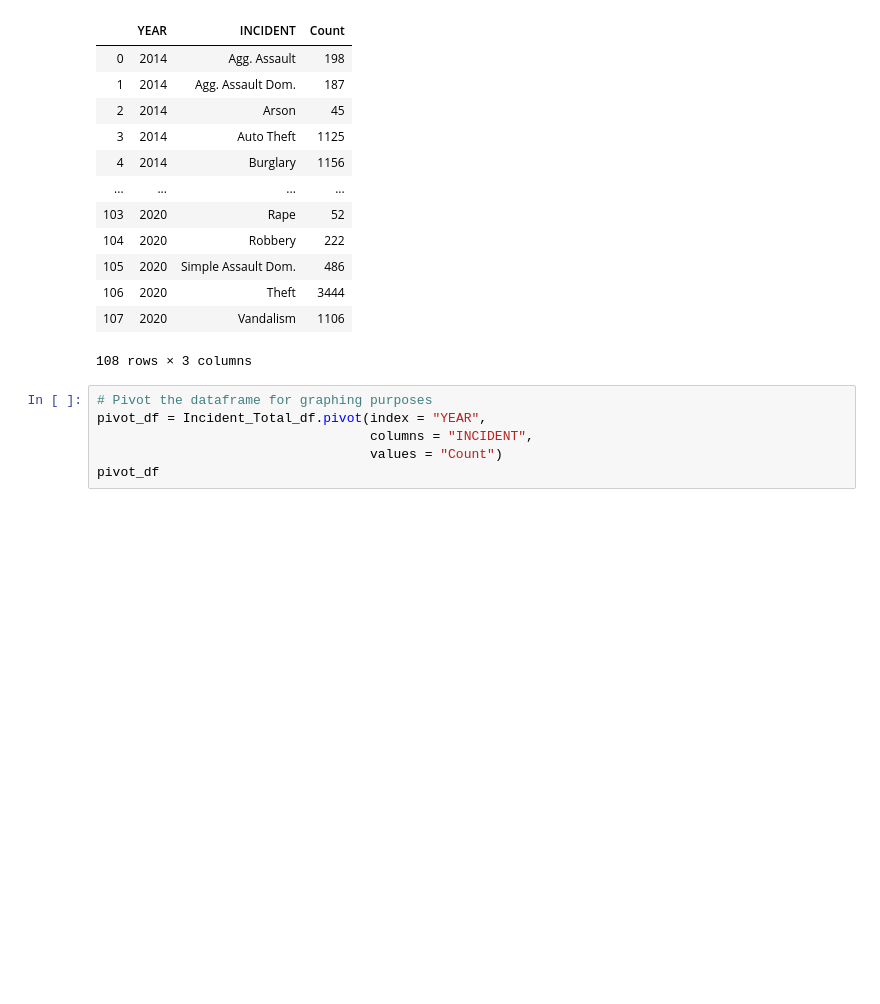
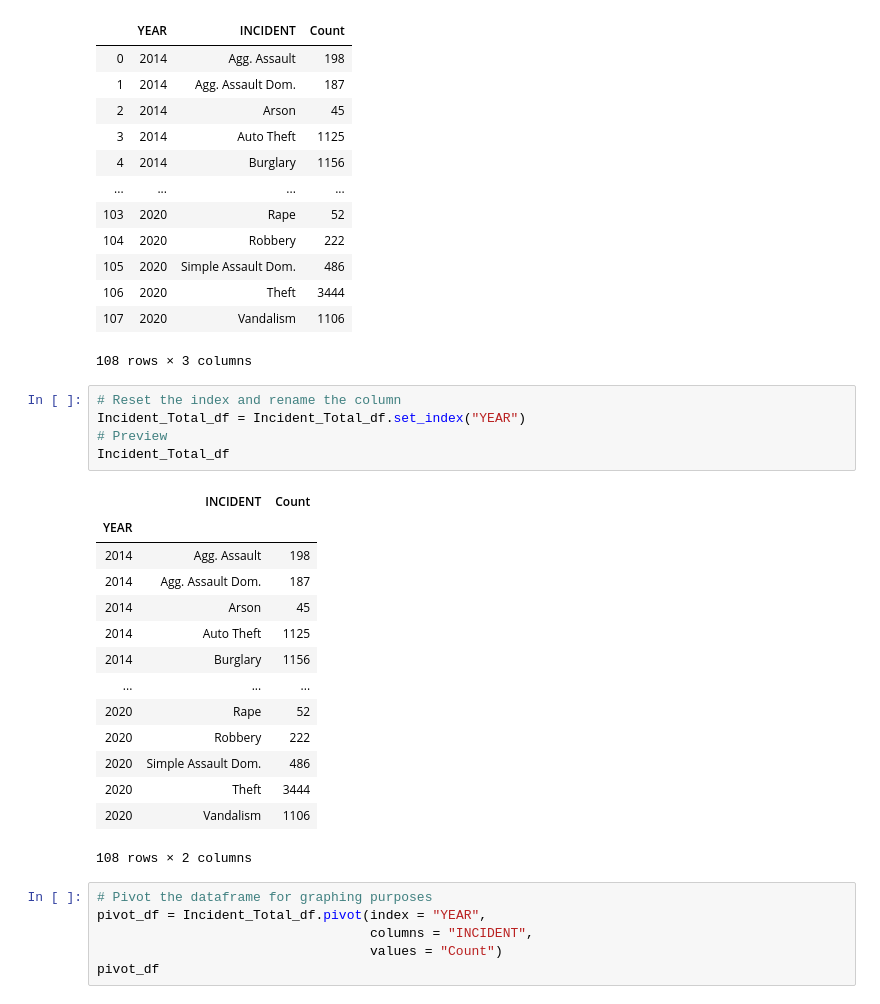
Before and after one commit to VallieTracy/StPaul-Crime-Incidents, a Jupyter notebook: main.ipynb, the cells around one changed output. Cells and saved outputs as stored; diff of their text form; blank space fills up the shorter version.

```diff
--- a/main.ipynb
+++ b/main.ipynb
@@ -292,6 +307,26 @@ Incident_Total_df
 | 106 | 2020 | Theft | 3444 |
 | 107 | 2020 | Vandalism | 1106 |
 108 rows × 3 columns
+# %%
+# Reset the index and rename the column
+Incident_Total_df = Incident_Total_df.set_index("YEAR")
+# Preview
+Incident_Total_df
+# %% [output]
+|  | INCIDENT | Count |
+| YEAR |  |  |
+| 2014 | Agg. Assault | 198 |
+| 2014 | Agg. Assault Dom. | 187 |
+| 2014 | Arson | 45 |
+| 2014 | Auto Theft | 1125 |
+| 2014 | Burglary | 1156 |
+| ... | ... | ... |
+| 2020 | Rape | 52 |
+| 2020 | Robbery | 222 |
+| 2020 | Simple Assault Dom. | 486 |
+| 2020 | Theft | 3444 |
+| 2020 | Vandalism | 1106 |
+108 rows × 2 columns
 # %%
 # Pivot the dataframe for graphing purposes
 pivot_df = Incident_Total_df.pivot(index = "YEAR",
```
Also changed, not shown: parts of 5 cells of this notebook.
